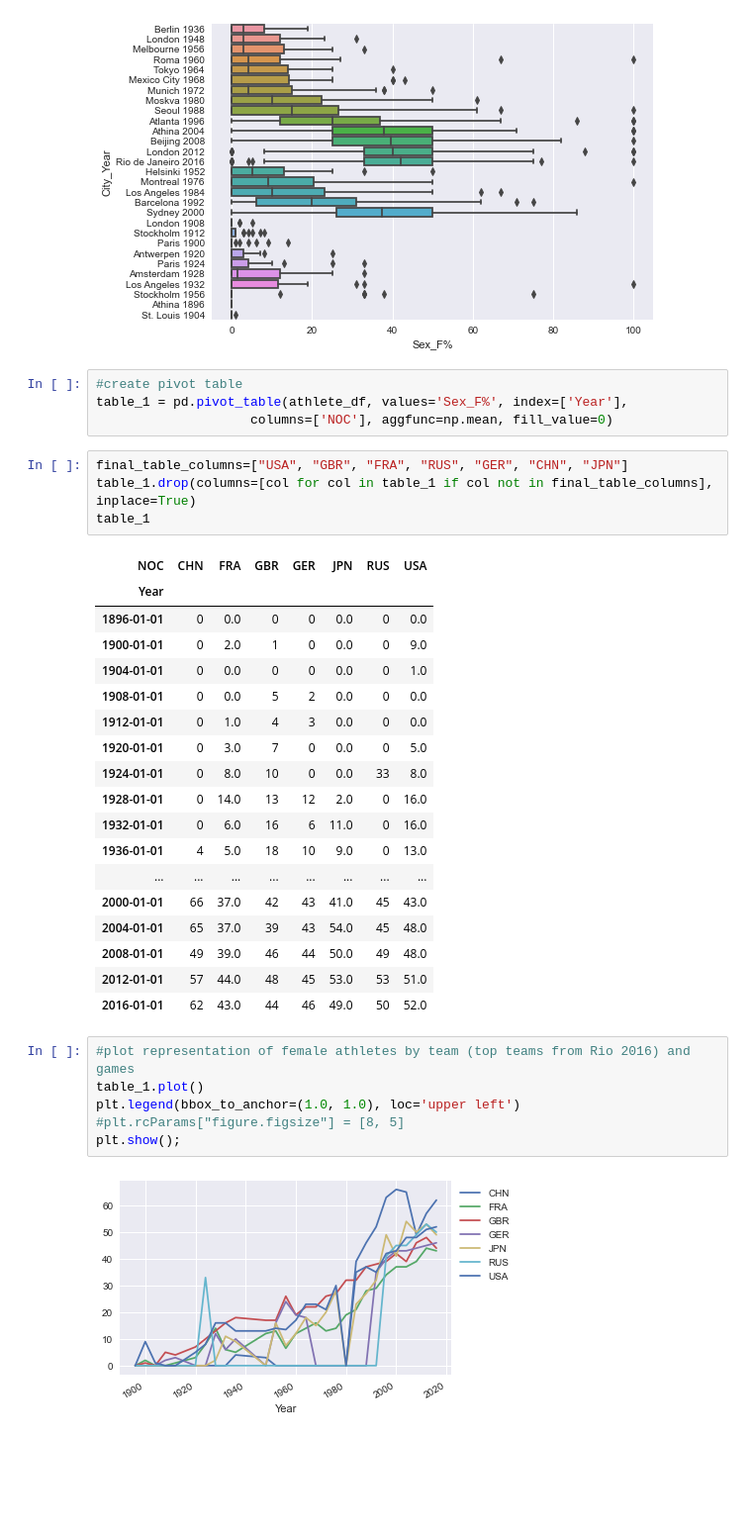
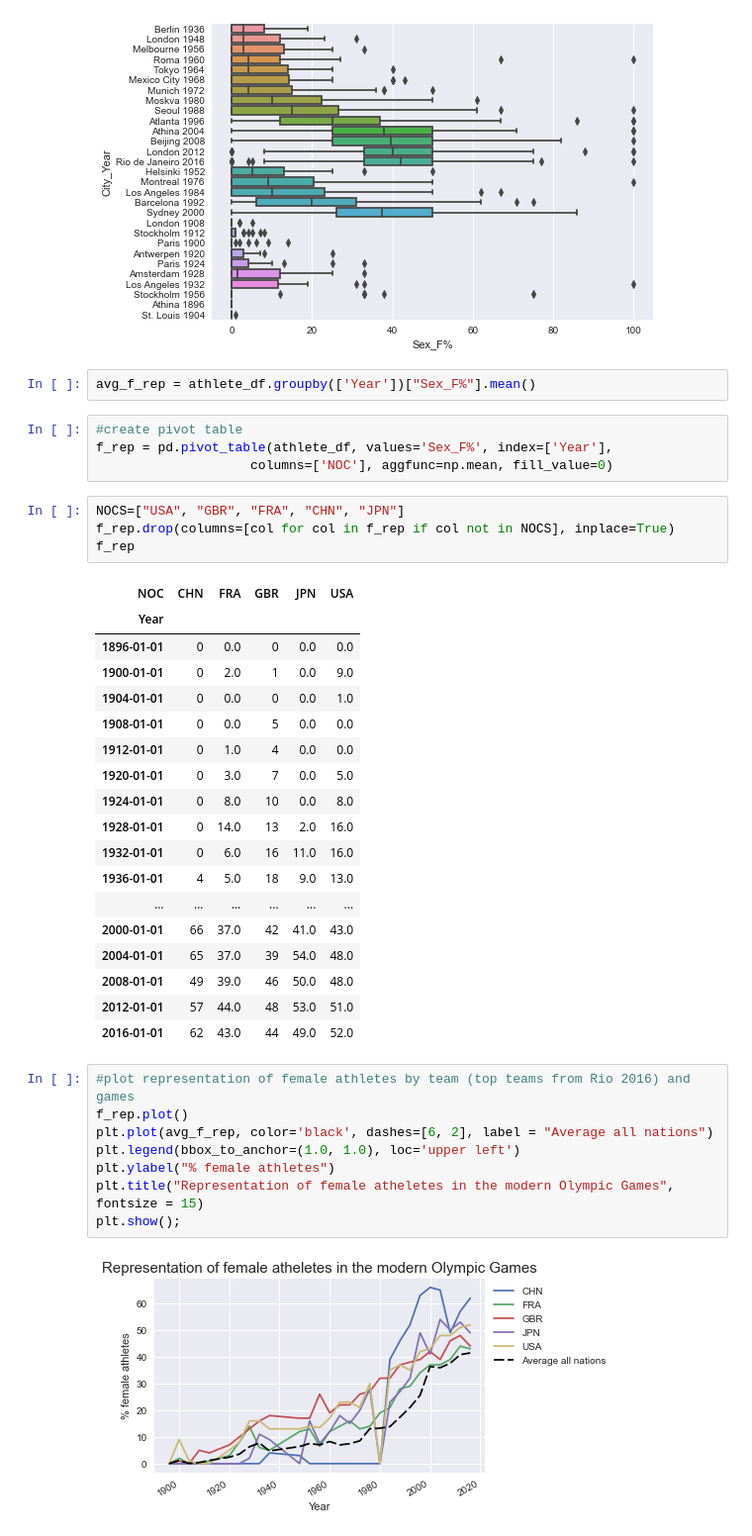
Before and after one commit to prestonb-source/olympic_analysis, a Jupyter notebook: OlympicsNotebook.ipynb, the cells around one changed output. Shown: that part at 99% size. Drawn from its saved outputs; the diff is of its cells as text; blank space fills up the shorter version.

Commit message:
completed analysis 	modified:   OlympicsNotebook.ipynb 	modified:   README.md

```diff
--- a/OlympicsNotebook.ipynb
+++ b/OlympicsNotebook.ipynb
@@ -443,38 +456,42 @@ sns.boxplot(x=athlete_df['Sex_F%'], y=athlete_df['City_Year'])
 # %% [output]
 <matplotlib.axes._subplots.AxesSubplot at 0x...>
 [figure]
+# %%
+avg_f_rep = athlete_df.groupby(['Year'])["Sex_F%"].mean()
 # %%
 #create pivot table
-table_1 = pd.pivot_table(athlete_df, values='Sex_F%', index=['Year'],
+f_rep = pd.pivot_table(athlete_df, values='Sex_F%', index=['Year'],
                     columns=['NOC'], aggfunc=np.mean, fill_value=0)
 # %%
-final_table_columns=["USA", "GBR", "FRA", "RUS", "GER", "CHN", "JPN"]
-table_1.drop(columns=[col for col in table_1 if col not in final_table_columns], inplace=True)
-table_1
+NOCS=["USA", "GBR", "FRA", "CHN", "JPN"]
+f_rep.drop(columns=[col for col in f_rep if col not in NOCS], inplace=True)
+f_rep
 # %% [output]
-| NOC | CHN | FRA | GBR | GER | JPN | RUS | USA |
-| Year |  |  |  |  |  |  |  |
-| 1896-01-01 | 0 | 0.0 | 0 | 0 | 0.0 | 0 | 0.0 |
-| 1900-01-01 | 0 | 2.0 | 1 | 0 | 0.0 | 0 | 9.0 |
-| 1904-01-01 | 0 | 0.0 | 0 | 0 | 0.0 | 0 | 1.0 |
-| 1908-01-01 | 0 | 0.0 | 5 | 2 | 0.0 | 0 | 0.0 |
-| 1912-01-01 | 0 | 1.0 | 4 | 3 | 0.0 | 0 | 0.0 |
-| 1920-01-01 | 0 | 3.0 | 7 | 0 | 0.0 | 0 | 5.0 |
-| 1924-01-01 | 0 | 8.0 | 10 | 0 | 0.0 | 33 | 8.0 |
-| 1928-01-01 | 0 | 14.0 | 13 | 12 | 2.0 | 0 | 16.0 |
-| 1932-01-01 | 0 | 6.0 | 16 | 6 | 11.0 | 0 | 16.0 |
-| 1936-01-01 | 4 | 5.0 | 18 | 10 | 9.0 | 0 | 13.0 |
-| ... | ... | ... | ... | ... | ... | ... | ... |
-| 2000-01-01 | 66 | 37.0 | 42 | 43 | 41.0 | 45 | 43.0 |
-| 2004-01-01 | 65 | 37.0 | 39 | 43 | 54.0 | 45 | 48.0 |
-| 2008-01-01 | 49 | 39.0 | 46 | 44 | 50.0 | 49 | 48.0 |
-| 2012-01-01 | 57 | 44.0 | 48 | 45 | 53.0 | 53 | 51.0 |
-| 2016-01-01 | 62 | 43.0 | 44 | 46 | 49.0 | 50 | 52.0 |
+| NOC | CHN | FRA | GBR | JPN | USA |
+| Year |  |  |  |  |  |
+| 1896-01-01 | 0 | 0.0 | 0 | 0.0 | 0.0 |
+| 1900-01-01 | 0 | 2.0 | 1 | 0.0 | 9.0 |
+| 1904-01-01 | 0 | 0.0 | 0 | 0.0 | 1.0 |
+| 1908-01-01 | 0 | 0.0 | 5 | 0.0 | 0.0 |
+| 1912-01-01 | 0 | 1.0 | 4 | 0.0 | 0.0 |
+| 1920-01-01 | 0 | 3.0 | 7 | 0.0 | 5.0 |
+| 1924-01-01 | 0 | 8.0 | 10 | 0.0 | 8.0 |
+| 1928-01-01 | 0 | 14.0 | 13 | 2.0 | 16.0 |
+| 1932-01-01 | 0 | 6.0 | 16 | 11.0 | 16.0 |
+| 1936-01-01 | 4 | 5.0 | 18 | 9.0 | 13.0 |
+| ... | ... | ... | ... | ... | ... |
+| 2000-01-01 | 66 | 37.0 | 42 | 41.0 | 43.0 |
+| 2004-01-01 | 65 | 37.0 | 39 | 54.0 | 48.0 |
+| 2008-01-01 | 49 | 39.0 | 46 | 50.0 | 48.0 |
+| 2012-01-01 | 57 | 44.0 | 48 | 53.0 | 51.0 |
+| 2016-01-01 | 62 | 43.0 | 44 | 49.0 | 52.0 |
 # %%
 #plot representation of female athletes by team (top teams from Rio 2016) and games
-table_1.plot()
+f_rep.plot()
+plt.plot(avg_f_rep, color='black', dashes=[6, 2], label = "Average all nations")
 plt.legend(bbox_to_anchor=(1.0, 1.0), loc='upper left')
-#plt.rcParams["figure.figsize"] = [8, 5]
+plt.ylabel("% female athletes")
+plt.title("Representation of female atheletes in the modern Olympic Games",  fontsize = 15)
 plt.show();
 # %% [output]
-[figure, old version]
+[figure, new version]
```
Also changed, not shown: parts of 5 cells of this notebook, 1 other file.
